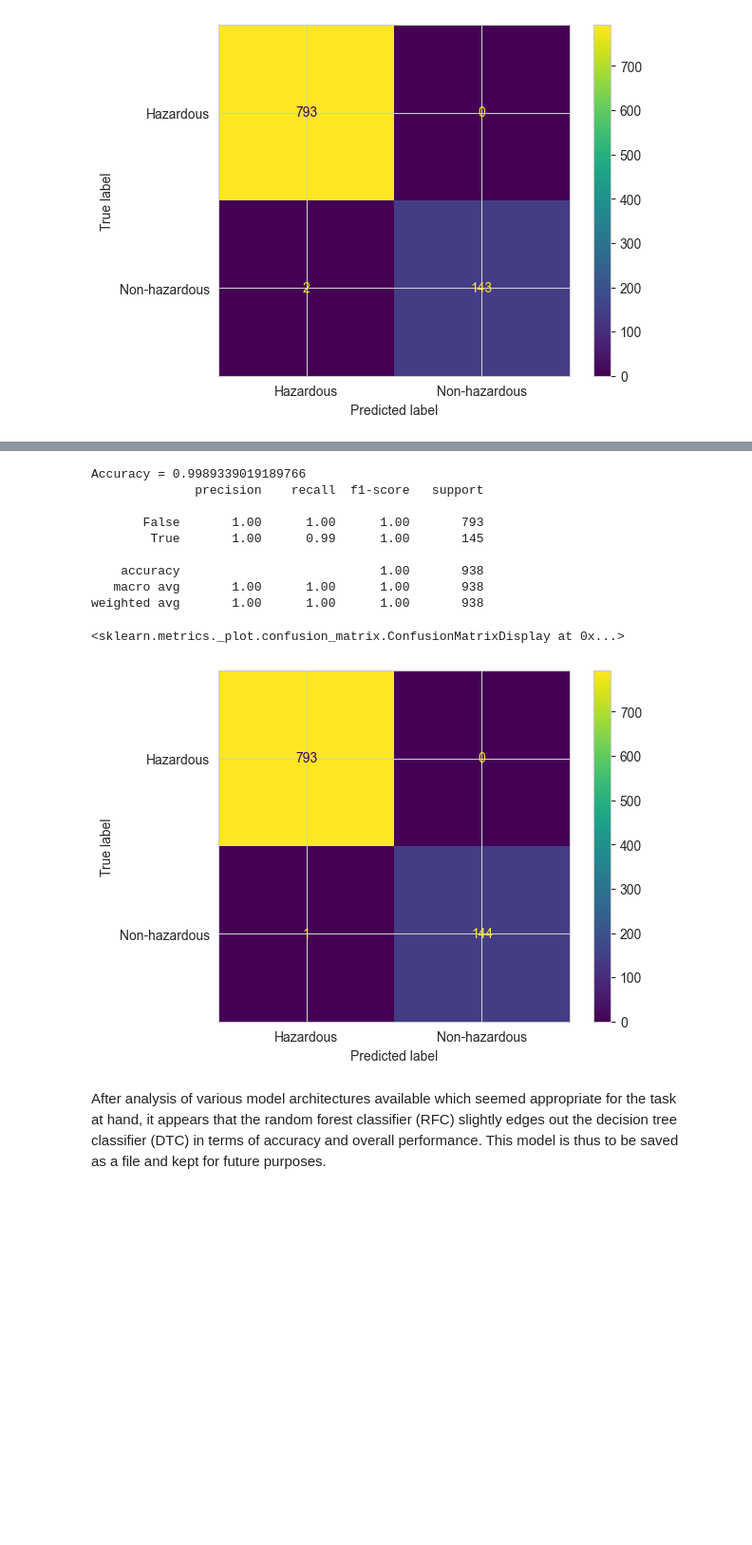
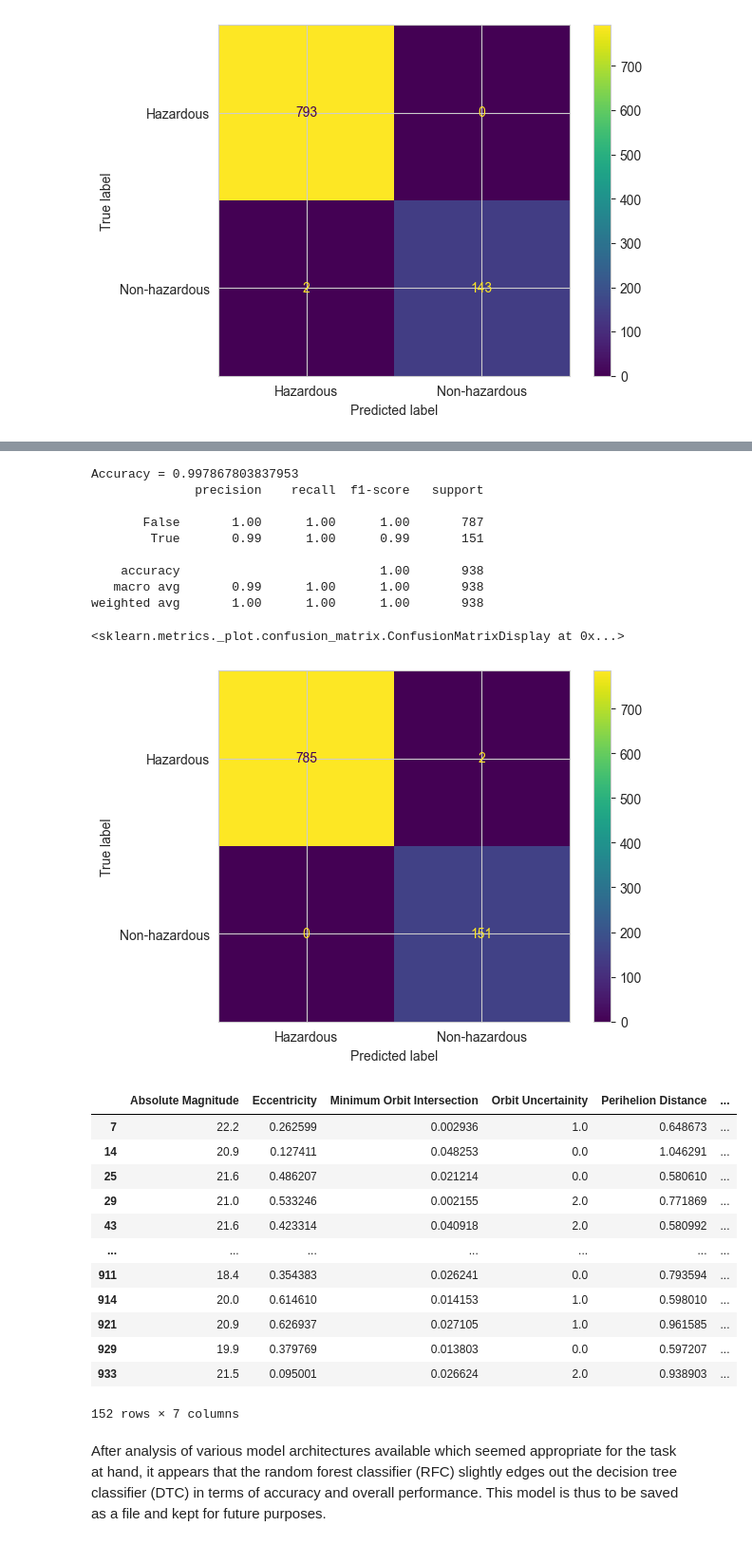
Before and after one commit to nsaadat01/ecs-171-project, a Jupyter notebook: EDA/ASTEROIDS/Asteroids Dataset EDA.ipynb, the cells around one changed output, grey strips where cells are left out. Shown at 95% size. Cells and saved outputs as stored; diff of their text form; code cells hidden in the pictures; blank space fills up the shorter version.

```diff
--- a/EDA/ASTEROIDS/Asteroids Dataset EDA.ipynb
+++ b/EDA/ASTEROIDS/Asteroids Dataset EDA.ipynb
@@ -300,8 +364,11 @@ Best hyperparameters: {'max_depth': 8, 'n_estimators': 145}
 # %%
 # earlier it was determined that the best hyperparameters for
 # an RFC for the given task at hand were:
-best_depth = rand_search.best_params_['max_depth']
-best_estimators = rand_search.best_params_['n_estimators']
+# best_depth = rand_search.best_params_['max_depth']
+# best_estimators = rand_search.best_params_['n_estimators']
+
+best_depth = best_acc_max_depth
+best_estimators = best_acc_n_estimators
 
 # Create a model with these parameters
 rf = RandomForestClassifier(n_estimators=best_depth, max_depth=best_estimators)
@@ -318,17 +385,41 @@ print(classification_report(y_test, y_pred))
 cm = confusion_matrix(y_test, y_pred)
 ConfusionMatrixDisplay(confusion_matrix=cm, display_labels=["Hazardous", "Non-hazardous"]).plot()
 # %% [output]
-Accuracy = 0.9989339019189766
+Accuracy = 0.997867803837953
               precision    recall  f1-score   support
 
-       False       1.00      1.00      1.00       793
-        True       1.00      0.99      1.00       145
+       False       1.00      1.00      1.00       787
+        True       0.99      1.00      0.99       151
 
     accuracy                           1.00       938
-   macro avg       1.00      1.00      1.00       938
+   macro avg       0.99      1.00      1.00       938
 weighted avg       1.00      1.00      1.00       938
 <sklearn.metrics._plot.confusion_matrix.ConfusionMatrixDisplay at 0x...>
 [figure]
+# %%
+# Let's take a look at what the model actually classifies as asteroid vs not an asteroid
+# We'll do this by features.
+
+y_pred = pd.DataFrame(y_pred, columns=["Hazardous"])
+
+copy_X_test_scaled = X_test_scaled
+copy_X_test_scaled = pd.DataFrame(scaler.inverse_transform(copy_X_test_scaled), columns=copy_X_test_scaled.columns)
+copy_X_test_scaled["Hazardous"] = y_pred
+copy_X_test_scaled[copy_X_test_scaled["Hazardous"] == True]
+# %% [output]
+|  | Absolute Magnitude | Eccentricity | Minimum Orbit Intersection | Orbit Uncertainity | Perihelion Distance | ... |
+| 7 | 22.2 | 0.262599 | 0.002936 | 1.0 | 0.648673 | ... |
+| 14 | 20.9 | 0.127411 | 0.048253 | 0.0 | 1.046291 | ... |
+| 25 | 21.6 | 0.486207 | 0.021214 | 0.0 | 0.580610 | ... |
+| 29 | 21.0 | 0.533246 | 0.002155 | 2.0 | 0.771869 | ... |
+| 43 | 21.6 | 0.423314 | 0.040918 | 2.0 | 0.580992 | ... |
+| ... | ... | ... | ... | ... | ... | ... |
+| 911 | 18.4 | 0.354383 | 0.026241 | 0.0 | 0.793594 | ... |
+| 914 | 20.0 | 0.614610 | 0.014153 | 1.0 | 0.598010 | ... |
+| 921 | 20.9 | 0.626937 | 0.027105 | 1.0 | 0.961585 | ... |
+| 929 | 19.9 | 0.379769 | 0.013803 | 0.0 | 0.597207 | ... |
+| 933 | 21.5 | 0.095001 | 0.026624 | 2.0 | 0.938903 | ... |
+152 rows × 7 columns
 # %% [markdown]
 After analysis of various model architectures available which seemed appropriate for the task at hand, it appears that the random forest classifier (RFC) slightly edges out the decision tree classifier (DTC) in terms of accuracy and overall performance. This model is thus to be saved as a file and kept for future purposes.
 # %%
```
Also changed, not shown: parts of 10 cells of this notebook, 1 other file.
